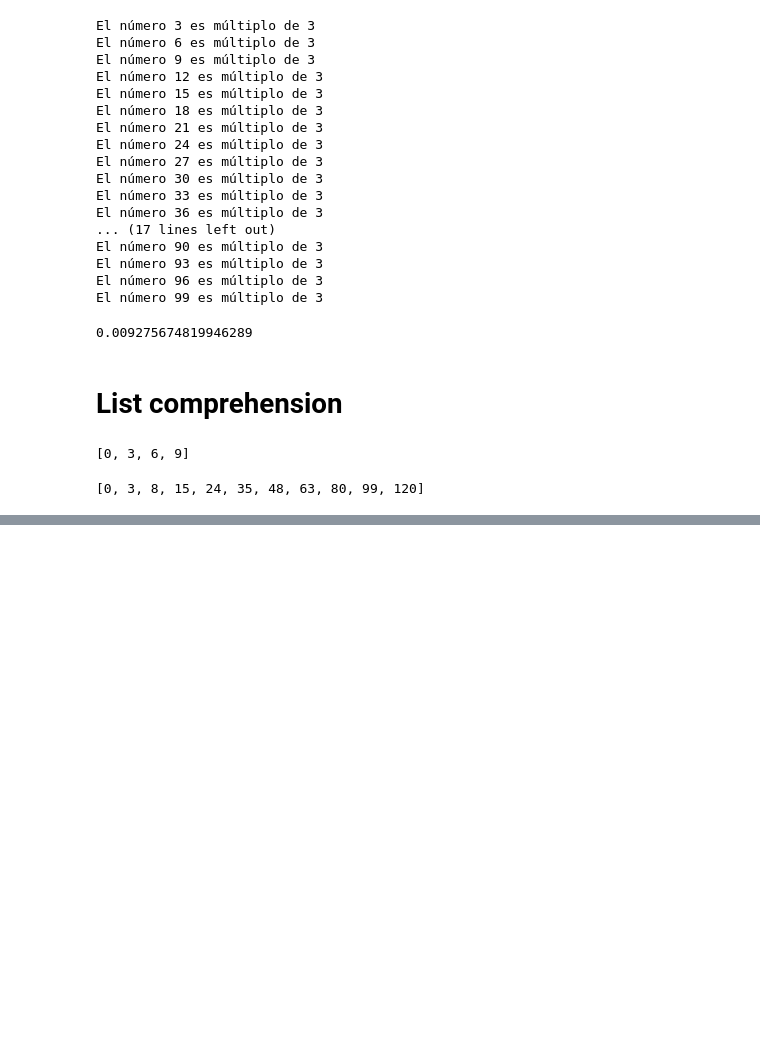
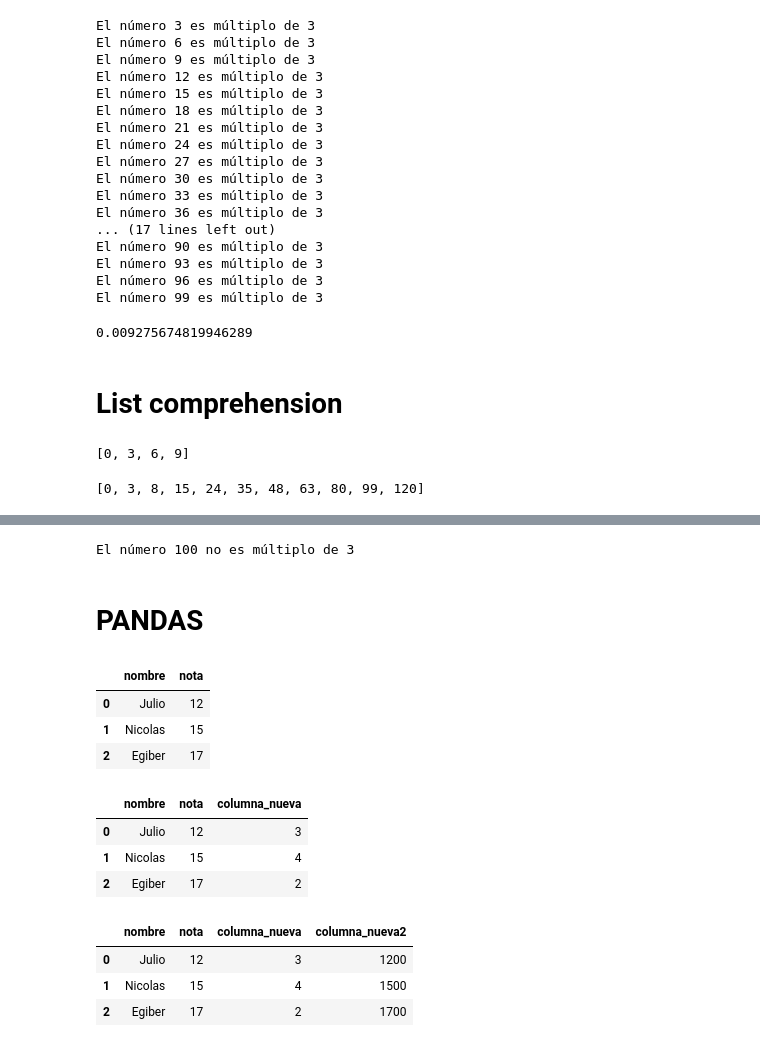
Before and after one commit to user1855/DMC_courses, a Jupyter notebook: MLDL/C3/ClassCode.ipynb, the cells around one changed output, grey strips where cells are left out. Saved outputs shown, nothing was run; the diff lists cells and outputs as text; code cells hidden in the pictures; blank space fills up the shorter version.

```diff
--- a/MLDL/C3/ClassCode.ipynb
+++ b/MLDL/C3/ClassCode.ipynb
@@ -178,0 +201,6 @@ El número 99 es múltiplo de 3
+# %%
+funx_multiple(100,3)
+# %% [output]
+El número 100 no es múltiplo de 3
+# %% [markdown]
+# PANDAS
@@ -178,0 +212,7 @@ El número 99 es múltiplo de 3
+# %%
+pddf
+# %% [output]
+|  | nombre | nota |
+| 0 | Julio | 12 |
+| 1 | Nicolas | 15 |
+| 2 | Egiber | 17 |
@@ -178,0 +221,7 @@ El número 99 es múltiplo de 3
+# %%
+pddf
+# %% [output]
+|  | nombre | nota | columna_nueva |
+| 0 | Julio | 12 | 3 |
+| 1 | Nicolas | 15 | 4 |
+| 2 | Egiber | 17 | 2 |
@@ -178,0 +230,7 @@ El número 99 es múltiplo de 3
+# %%
+pddf
+# %% [output]
+|  | nombre | nota | columna_nueva | columna_nueva2 |
+| 0 | Julio | 12 | 3 | 1200 |
+| 1 | Nicolas | 15 | 4 | 1500 |
+| 2 | Egiber | 17 | 2 | 1700 |
```
Also changed, not shown: parts of 10 cells of this notebook.
